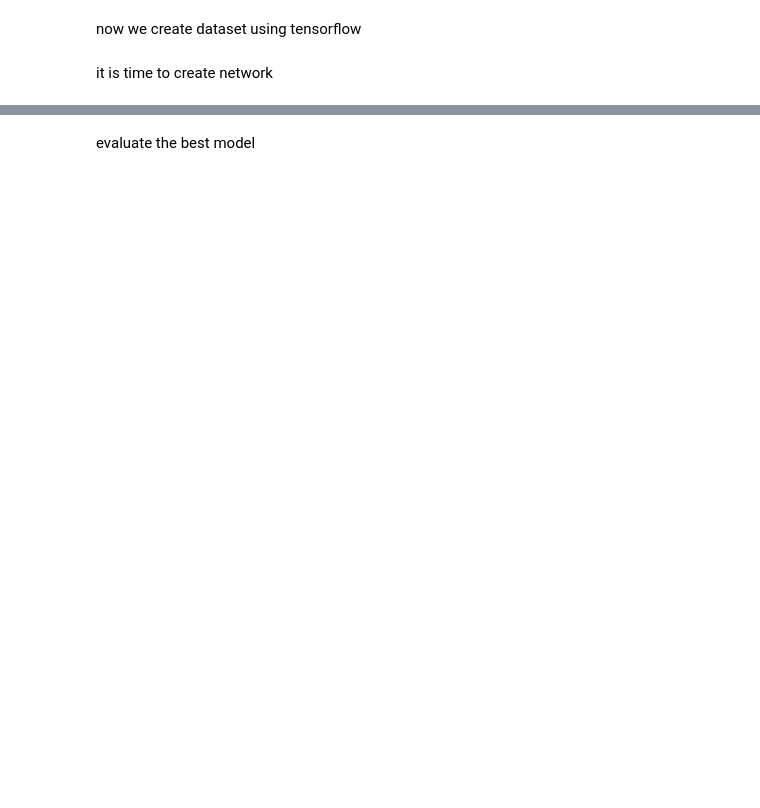
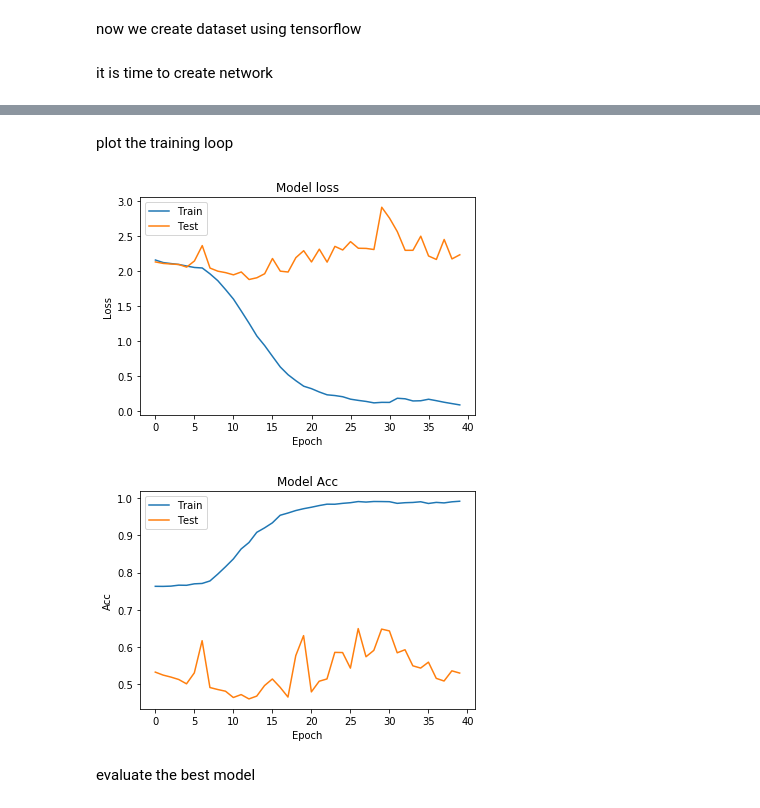
Before and after one commit to bardiakzzzz/Deep_Learning_Memotion_Analysis, a Jupyter notebook: Memotion_network_task_B.ipynb, the cells around one changed output, grey strips where cells are left out. Drawn from its saved outputs; the diff is of its cells as text; code cells hidden in the pictures; blank space fills up the shorter version.

```diff
--- a/Memotion_network_task_B.ipynb
+++ b/Memotion_network_task_B.ipynb
@@ -368,3 +385,28 @@ Epoch 00040: val_loss did not improve from 1.92245
+# %% [markdown]
+plot the training loop
+# %%
+import matplotlib.pyplot as plt
+
+# Plot training & validation loss values
+plt.plot(history.history['loss'])
+plt.plot(history.history['val_loss'])
+plt.title('Model loss')
+plt.ylabel('Loss')
+plt.xlabel('Epoch')
+plt.legend(['Train', 'Test'], loc='upper left')
+plt.show()
+
+# Plot training & validation acc values
+plt.plot(history.history['Humour_acc'])
+plt.plot(history.history['val_Humour_loss'])
+plt.title('Model Acc')
+plt.ylabel('Acc')
+plt.xlabel('Epoch')
+plt.legend(['Train', 'Test'], loc='upper left')
+plt.show()
+# %% [output]
+[figure, added]
+[figure, added]
 # %% [markdown]
 evaluate the best model
 # %%
```
Also changed, not shown: parts of 5 cells of this notebook, 1 other file.
